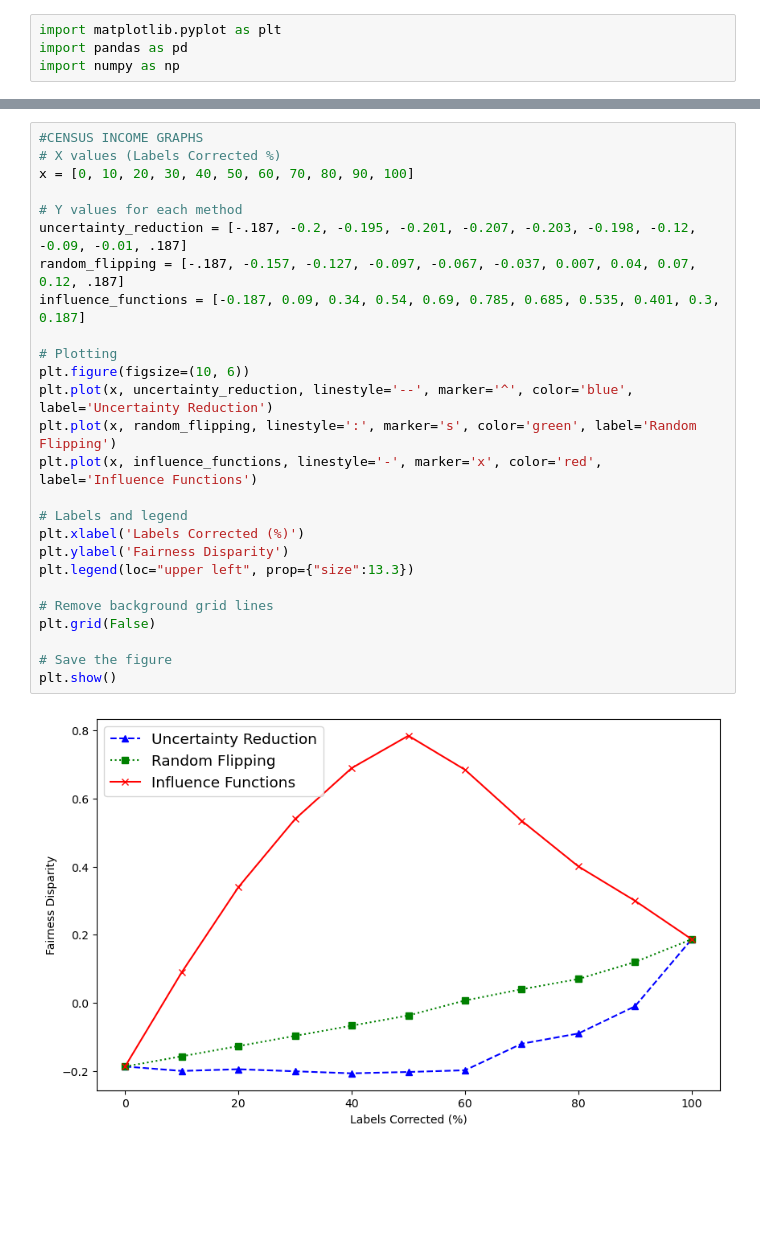
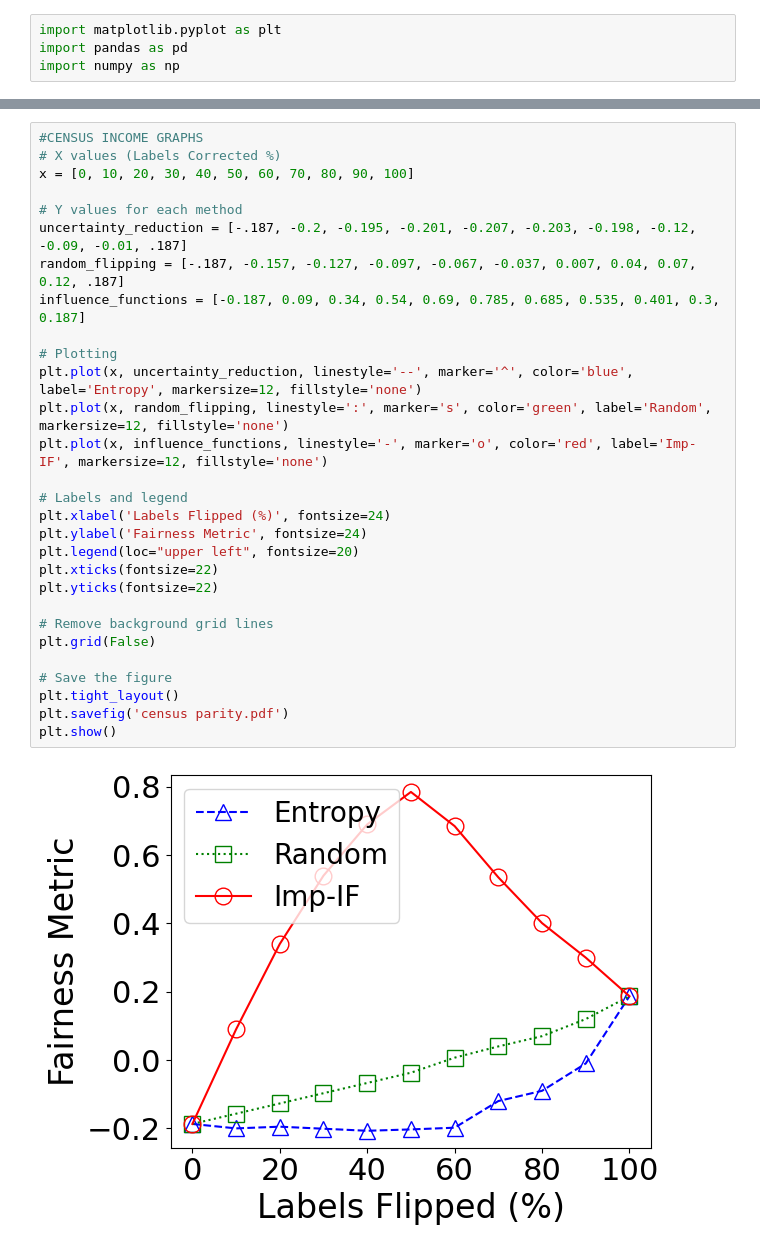
Before and after one commit to s-thandri/labelflipping, a Jupyter notebook: Final Fairness Scripts/graphs.ipynb, the cells around one changed output, grey strips where cells are left out. Saved outputs shown, nothing was run; the diff lists cells and outputs as text; blank space fills up the shorter version.

```diff
--- a/Final Fairness Scripts/graphs.ipynb
+++ b/Final Fairness Scripts/graphs.ipynb
@@ -106,31 +112,34 @@ plt.show()
 # %%
 #CENSUS INCOME GRAPHS
 # X values (Labels Corrected %)
 x = [0, 10, 20, 30, 40, 50, 60, 70, 80, 90, 100]
 
 # Y values for each method
 uncertainty_reduction = [-.187, -0.2, -0.195, -0.201, -0.207, -0.203, -0.198, -0.12, -0.09, -0.01, .187]
 random_flipping = [-.187, -0.157, -0.127, -0.097, -0.067, -0.037, 0.007, 0.04, 0.07, 0.12, .187]
 influence_functions = [-0.187, 0.09, 0.34, 0.54, 0.69, 0.785, 0.685, 0.535, 0.401, 0.3, 0.187]
 
 # Plotting
-plt.figure(figsize=(10, 6))
-plt.plot(x, uncertainty_reduction, linestyle='--', marker='^', color='blue', label='Uncertainty Reduction')
-plt.plot(x, random_flipping, linestyle=':', marker='s', color='green', label='Random Flipping')
-plt.plot(x, influence_functions, linestyle='-', marker='x', color='red', label='Influence Functions')
+plt.plot(x, uncertainty_reduction, linestyle='--', marker='^', color='blue', label='Entropy', markersize=12, fillstyle='none')
+plt.plot(x, random_flipping, linestyle=':', marker='s', color='green', label='Random', markersize=12, fillstyle='none')
+plt.plot(x, influence_functions, linestyle='-', marker='o', color='red', label='Imp-IF', markersize=12, fillstyle='none')
 
 # Labels and legend
-plt.xlabel('Labels Corrected (%)')
-plt.ylabel('Fairness Disparity')
-plt.legend(loc="upper left", prop={"size":13.3})
+plt.xlabel('Labels Flipped (%)', fontsize=24)
+plt.ylabel('Fairness Metric', fontsize=24)
+plt.legend(loc="upper left", fontsize=20)
+plt.xticks(fontsize=22)
+plt.yticks(fontsize=22)
 
 # Remove background grid lines
 plt.grid(False)
 
 # Save the figure
+plt.tight_layout()
+plt.savefig('census parity.pdf')
 plt.show()
 # %% [output]
-[figure, old version]
+[figure, new version]
 # %%
 #NEVADA GRAPHS
 # Sample x-axis values (percentage of labels corrected)
```
Also changed, not shown: parts of 8 cells of this notebook.
